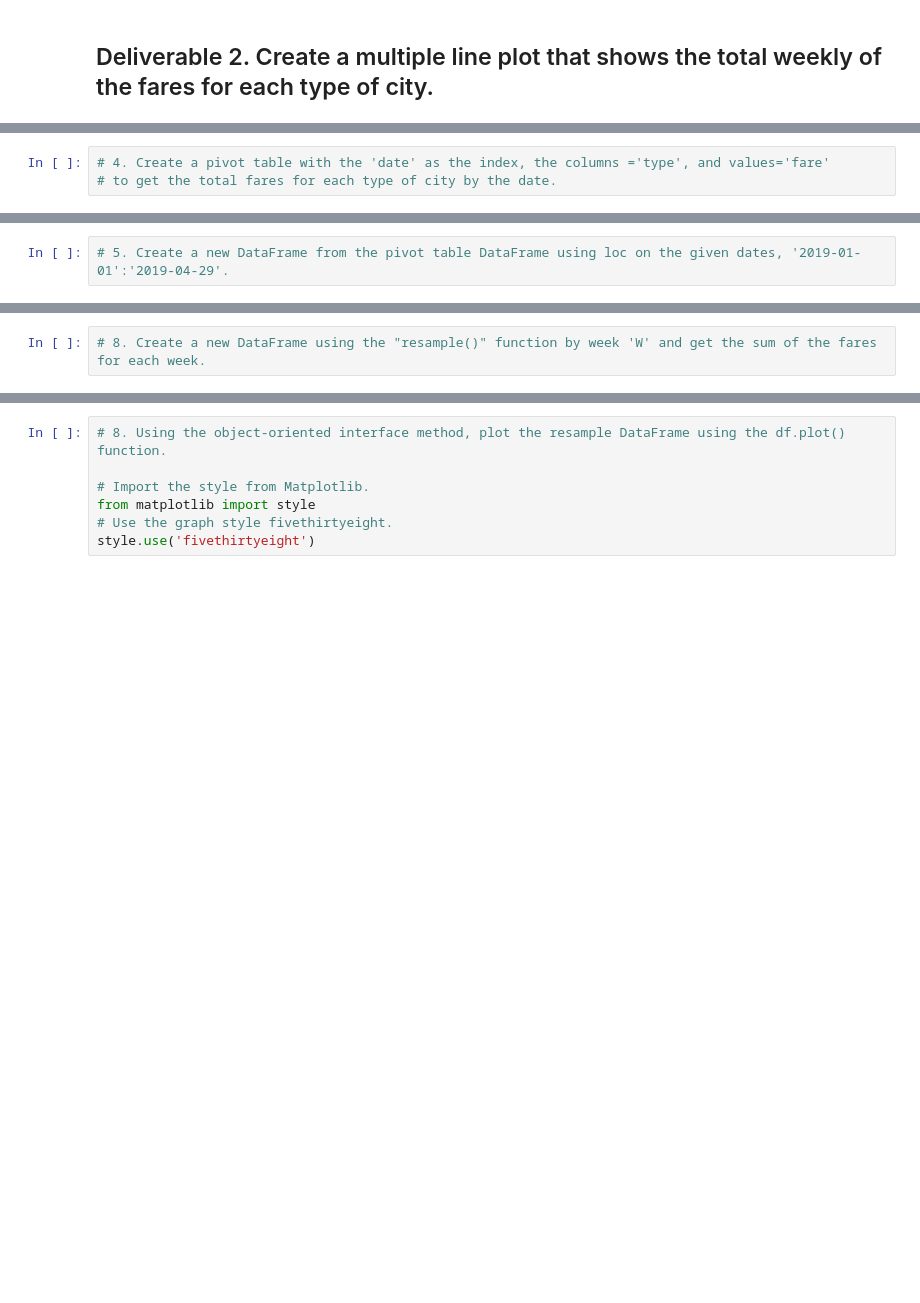
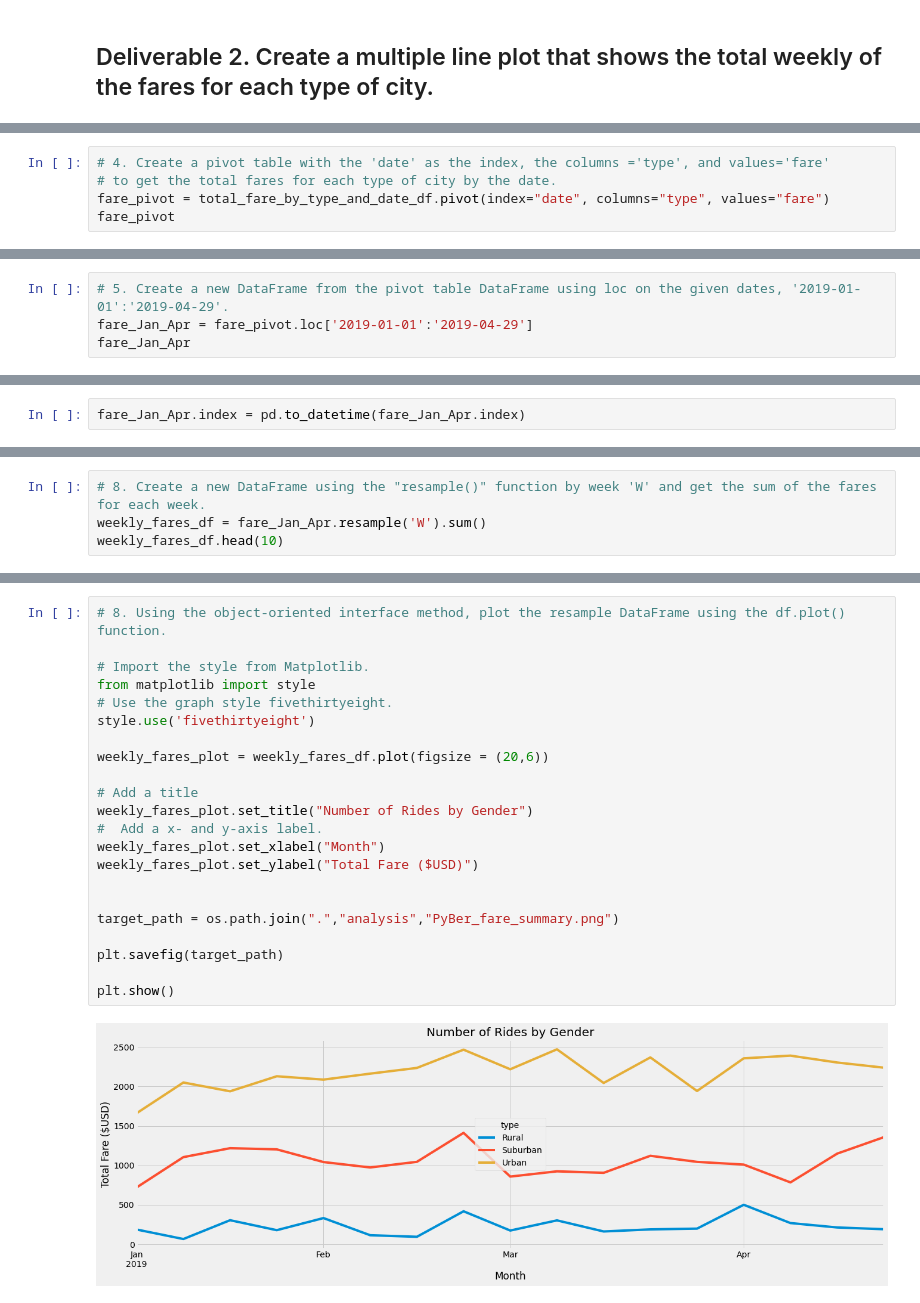
Before and after one commit to codestorms37/PyBer_Analysis, a Jupyter notebook: PyBer_Challenge.ipynb, the cells around one changed output, grey strips where cells are left out. Cells and saved outputs as stored; diff of their text form; blank space fills up the shorter version.

Commit message:
Total Fares by Week graph created

```diff
--- a/PyBer_Challenge.ipynb
+++ b/PyBer_Challenge.ipynb
@@ -166,3 +209,5 @@ pyber_summary_df_formated
 # %%
 # 4. Create a pivot table with the 'date' as the index, the columns ='type', and values='fare'
 # to get the total fares for each type of city by the date.
+fare_pivot = total_fare_by_type_and_date_df.pivot(index="date", columns="type", values="fare")
+fare_pivot
@@ -169,2 +229,4 @@ pyber_summary_df_formated
 # %%
 # 5. Create a new DataFrame from the pivot table DataFrame using loc on the given dates, '2019-01-01':'2019-04-29'.
+fare_Jan_Apr = fare_pivot.loc['2019-01-01':'2019-04-29']
+fare_Jan_Apr
@@ -174,2 +267,4 @@ pyber_summary_df_formated
+# %%
+fare_Jan_Apr.index = pd.to_datetime(fare_Jan_Apr.index)
 # %%
 # 7. Check that the datatype for the index is datetime using df.info()
@@ -176,2 +283,4 @@ pyber_summary_df_formated
 # %%
 # 8. Create a new DataFrame using the "resample()" function by week 'W' and get the sum of the fares for each week.
+weekly_fares_df = fare_Jan_Apr.resample('W').sum()
+weekly_fares_df.head(10)
@@ -178,7 +300,24 @@ pyber_summary_df_formated
 # %%
 # 8. Using the object-oriented interface method, plot the resample DataFrame using the df.plot() function.
 
 # Import the style from Matplotlib.
 from matplotlib import style
 # Use the graph style fivethirtyeight.
 style.use('fivethirtyeight')
+
+weekly_fares_plot = weekly_fares_df.plot(figsize = (20,6))
+
+# Add a title
+weekly_fares_plot.set_title("Number of Rides by Gender")
+#  Add a x- and y-axis label.
+weekly_fares_plot.set_xlabel("Month")
+weekly_fares_plot.set_ylabel("Total Fare ($USD)")
+
+
+target_path = os.path.join(".","analysis","PyBer_fare_summary.png")
+
+plt.savefig(target_path)
+
+plt.show()
+# %% [output]
+[figure, added]
```
Also changed, not shown: parts of 8 cells of this notebook, 1 other file.
